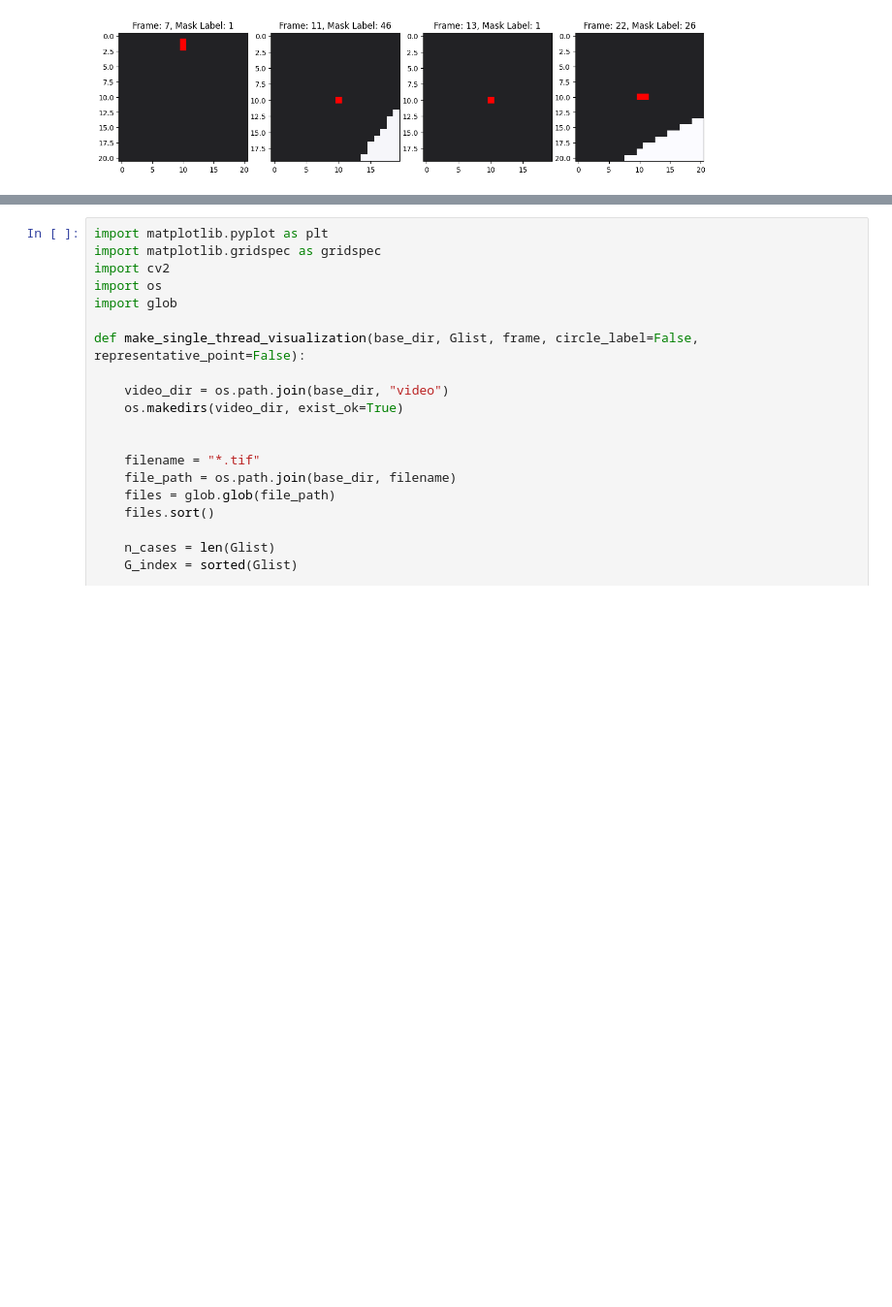
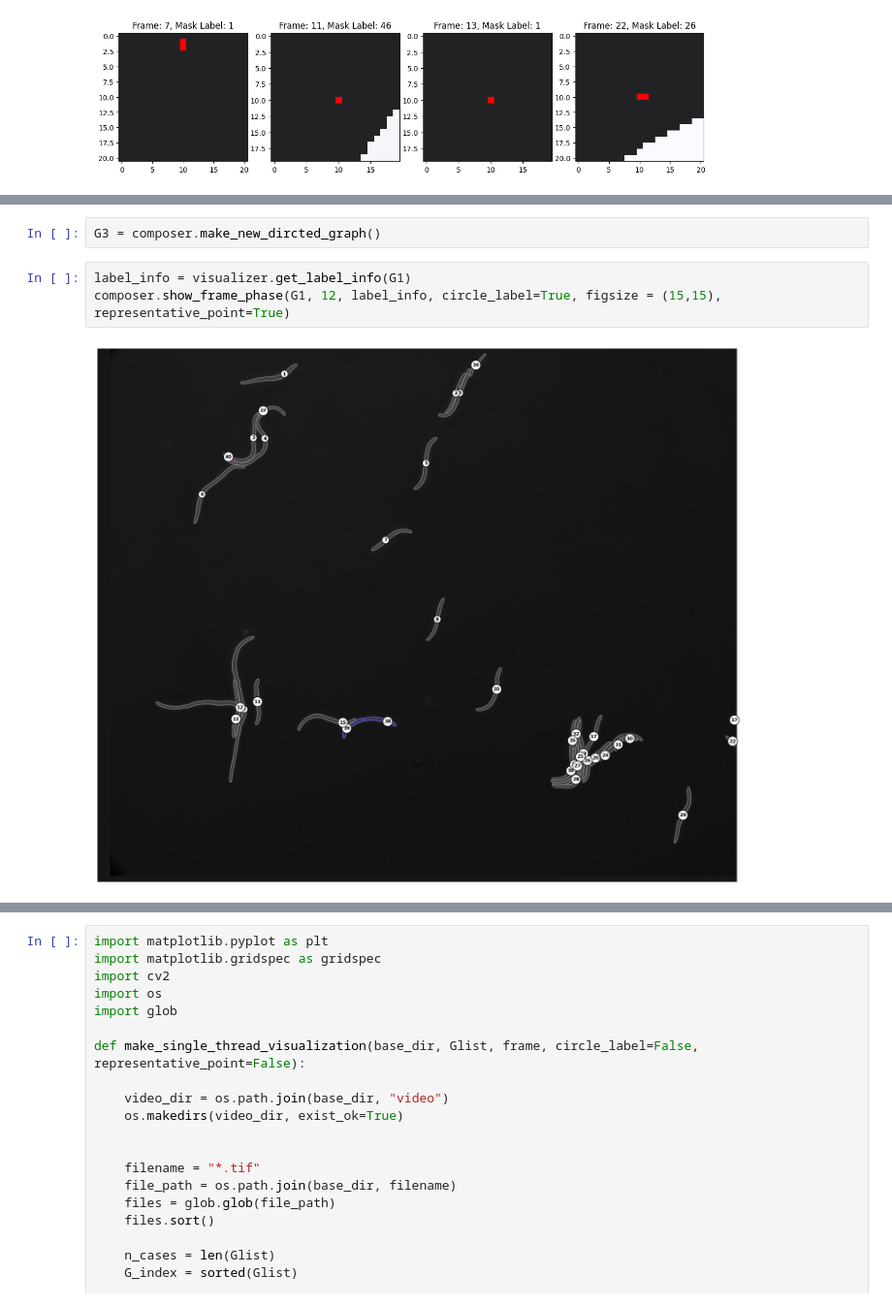
Before and after one commit to yyang35/super-segger-toolkit, a Jupyter notebook: examples/demo_visualization.ipynb, the cells around one changed output, grey strips where cells are left out. Shown at 97% size. Saved outputs shown, nothing was run; the diff lists cells and outputs as text; blank space fills up the shorter version.

Commit message:
phase demo

```diff
--- a/examples/demo_visualization.ipynb
+++ b/examples/demo_visualization.ipynb
@@ -44,0 +65,7 @@ composer.show_mask_error()
+# %%
+G3 = composer.make_new_dircted_graph()
+# %%
+label_info = visualizer.get_label_info(G1)
+composer.show_frame_phase(G1, 12, label_info, circle_label=True, figsize = (15,15), representative_point=True)
+# %% [output]
+[figure, added]
```
Also changed, not shown: parts of 6 cells of this notebook, 4 other files.
